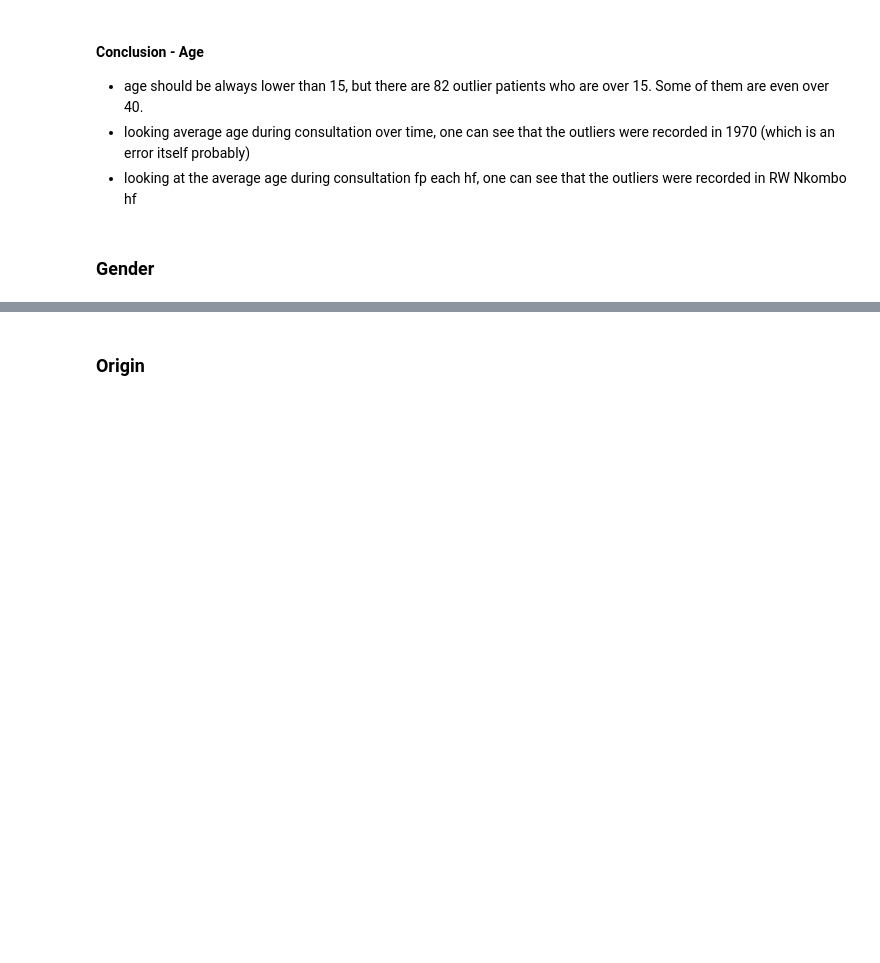
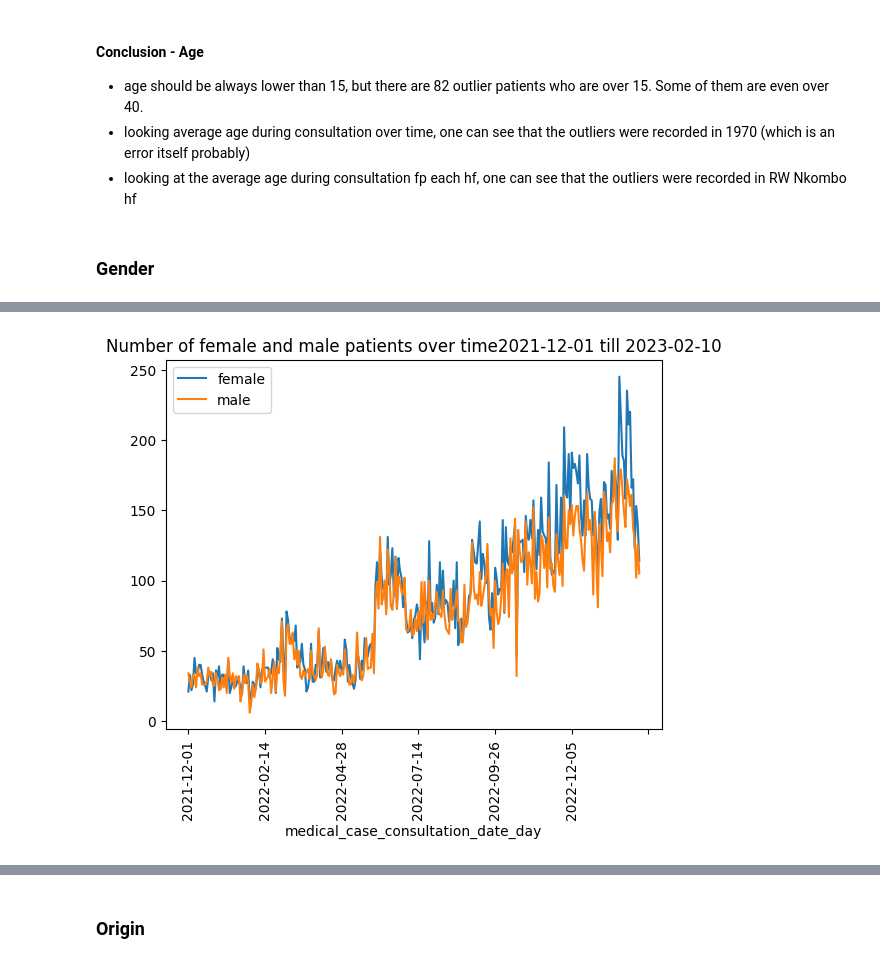
Before and after one commit to sid030sid/DYNAMIC-igh-ml-semester-project, a Jupyter notebook: rw_explorative_analysis.ipynb, the cells around one changed output, grey strips where cells are left out. Saved outputs shown, nothing was run; the diff lists cells and outputs as text; code cells hidden in the pictures; blank space fills up the shorter version.

```diff
--- a/rw_explorative_analysis.ipynb
+++ b/rw_explorative_analysis.ipynb
@@ -139,14 +176,17 @@ rw_data.groupby("patient_gender", dropna=False)["patient_id"].count().reset_inde
 # %%
 # gender over time
 gender_per_time = rw_data.groupby(["patient_gender", "medical_case_consultation_date_day"])["patient_id"].count().reset_index(name="count")
 fig, ax = plt.subplots()
 
 # key gives the group name (i.e. category), data gives the actual values
 for key, data in gender_per_time.groupby("patient_gender"):
     data.plot(x="medical_case_consultation_date_day", y="count", ax=ax, label=key)
 
 plt.title("Number of female and male patients over time" + study_start + " till " + study_end)
+plt.xticks(rotation='vertical')
 plt.show()
+# %% [output]
+[figure, added]
 # %%
 # gender accross hf
 gender_per_hf = rw_data.groupby(["health_facility_name", "patient_gender"])["patient_id"].count().reset_index(name="count")
```
Also changed, not shown: parts of 18 cells of this notebook, 5 other files.
